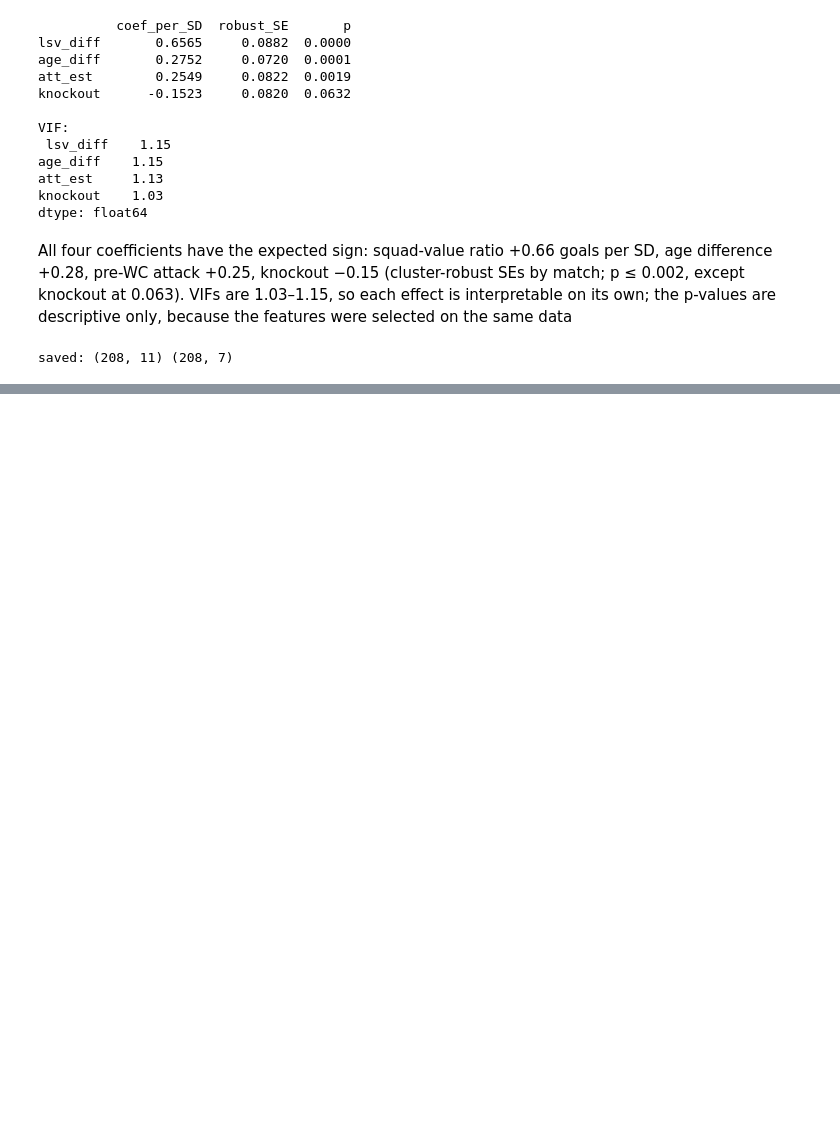
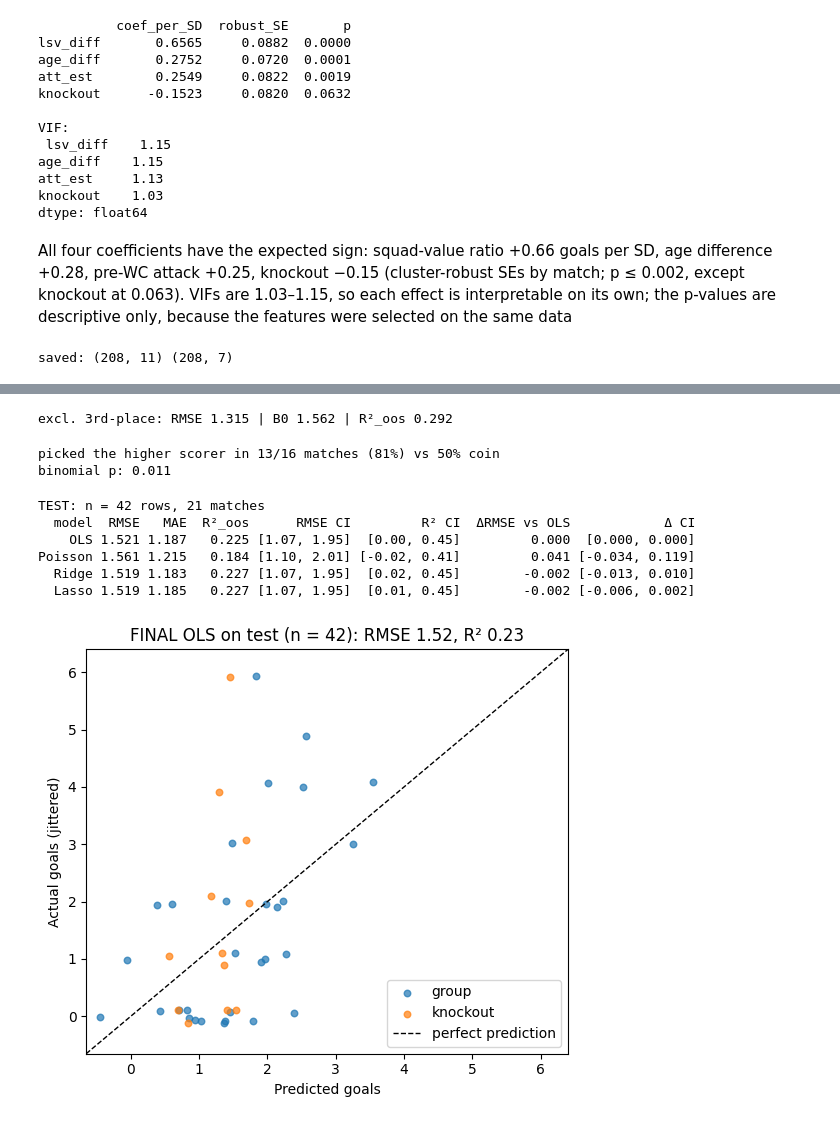
Before and after one commit to birat-timsina/HIT140_Group81, a Jupyter notebook: Assignment-3/Obj2.2/Obj2.2_model.ipynb, the cells around one changed output, grey strips where cells are left out. Saved outputs shown, nothing was run; the diff lists cells and outputs as text; code cells hidden in the pictures; blank space fills up the shorter version.

```diff
--- a/Assignment-3/Obj2.2/Obj2.2_model.ipynb
+++ b/Assignment-3/Obj2.2/Obj2.2_model.ipynb
@@ -838,0 +1095,8 @@ saved: (208, 11) (208, 7)
+# %%
+for name, feats in {"SEL8": SEL8, "FULL17": FULL17}.items():
+    for lab, m in [("Lasso", lasso), ("Ridge", ridge)]:
+        m.fit(train[feats], train["goals_90"])
+        est = m[-1]                                          # m[-1]: last pipeline step = the fitted regressor
+        coefs = pd.Series(est.coef_, index=feats).round(3)   # per-SD coefficients (features were scaled)
+        print(f"\n{name} {lab} (alpha={est.alpha_:.3g}) — nonzero {(coefs != 0).sum()}/{len(feats)}")
+        print(coefs[coefs != 0].sort_values(key=abs, ascending=False).to_string())
@@ -838,0 +1292,7 @@ saved: (208, 11) (208, 7)
+# %%
+print("train var", round(train.goals_90.var(), 3), "| test var", round(test.goals_90.var(), 3),
+      "| test mean", round(test.goals_90.mean(), 3))
+print("B0 test RMSE:", round(np.sqrt(((y_test - ybar) ** 2).mean()), 3))
+pr = LinearRegression().fit(train[FINAL], train.goals_90).predict(test[FINAL])
+print(test.assign(pred=pr.round(2), err=(y_test - pr).round(2))
+      .loc[lambda d: d.err.abs().sort_values(ascending=False).index[:6], ["match_no", "team", "goals_90", "pred", "err"]])
@@ -838,0 +1309,63 @@ saved: (208, 11) (208, 7)
+# %%
+keep = test["match_no"] != 103
+print("excl. 3rd-place: RMSE", round(np.sqrt(((y_test[keep] - pr[keep]) ** 2).mean()), 3),
+      "| B0", round(np.sqrt(((y_test[keep] - ybar) ** 2).mean()), 3),
+      "| R²_oos", round(1 - ((y_test[keep] - pr[keep]) ** 2).sum() / ((y_test[keep] - ybar) ** 2).sum(), 3))
+# %% [output]
+excl. 3rd-place: RMSE 1.315 | B0 1.562 | R²_oos 0.292
+# %%
+t = test.assign(pred=pr)
+w = t.groupby("match_no").filter(lambda g: g.goals_90.nunique() == 2)             # drop draws: no winner to pick
+hit = w.groupby("match_no").apply(lambda g: g.pred.idxmax() == g.goals_90.idxmax())
+print(f"picked the higher scorer in {hit.sum()}/{len(hit)} matches ({hit.mean():.0%}) vs 50% coin")
+from scipy.stats import binomtest; print("binomial p:", round(binomtest(hit.sum(), len(hit), 0.5, alternative="greater").pvalue, 3))
+# %% [output]
+picked the higher scorer in 13/16 matches (81%) vs 50% coin
+binomial p: 0.011
+# %%
+rng = np.random.default_rng(0)
+ybar = train["goals_90"].mean()
+
+def scores(y, p):
+    return (np.sqrt(np.mean((y - p) ** 2)), np.mean(np.abs(y - p)),
+            1 - np.sum((y - p) ** 2) / np.sum((y - ybar) ** 2))
+
+specs = {"OLS": (LinearRegression(), FINAL), "Poisson": (pois, FINAL),
+         "Ridge": (ridge, FINAL), "Lasso": (lasso, FINAL)}
+preds = {k: mdl.fit(train[f], train["goals_90"]).predict(test[f]) for k, (mdl, f) in specs.items()}
+y, p = test["goals_90"].to_numpy(), preds["OLS"]
+rmse, mae, r2 = scores(y, p)
+
+mid = test["match_no"].to_numpy()
+groups = [np.where(mid == g)[0] for g in np.unique(mid)]                     # row indices per match
+samples = [np.concatenate([groups[j] for j in rng.integers(0, len(groups), len(groups))]) for _ in range(5000)]
+boot = {k: np.array([scores(y[i], pr[i]) for i in samples]) for k, pr in preds.items()}   # same resamples → paired
+
+rows = []
+for k, pr in preds.items():
+    s, ci = scores(y, pr), np.percentile(boot[k], [2.5, 97.5], axis=0)
+    d = boot[k][:, 0] - boot["OLS"][:, 0]
+    rows.append([k, *np.round(s, 3), f"[{ci[0,0]:.2f}, {ci[1,0]:.2f}]", f"[{ci[0,2]:.2f}, {ci[1,2]:.2f}]",
+                 round(s[0] - rmse, 3), f"[{np.percentile(d, 2.5):.3f}, {np.percentile(d, 97.5):.3f}]"])
+print(f"TEST: n = {len(y)} rows, {len(groups)} matches")
+print(pd.DataFrame(rows, columns=["model", "RMSE", "MAE", "R²_oos", "RMSE CI", "R² CI",
+                                  "ΔRMSE vs OLS", "Δ CI"]).to_string(index=False))
+
+jit = rng.uniform(-0.12, 0.12, len(y))
+ko = test["knockout"].to_numpy() == 1
+fig, ax = plt.subplots(figsize=(5.5, 5))
+ax.scatter(p[~ko], y[~ko] + jit[~ko], s=22, alpha=.7, label="group")
+ax.scatter(p[ko], y[ko] + jit[ko], s=22, alpha=.7, label="knockout")
+lim = [min(p.min(), 0) - .2, max(y.max(), p.max()) + .4]
+ax.plot(lim, lim, "k--", lw=1, label="perfect prediction")
+ax.set(xlim=lim, ylim=lim, xlabel="Predicted goals", ylabel="Actual goals (jittered)",
+       title=f"FINAL OLS on test (n = {len(y)}): RMSE {rmse:.2f}, R² {r2:.2f}")
+ax.legend(); plt.tight_layout(); plt.show()
+# %% [output]
+TEST: n = 42 rows, 21 matches
+  model  RMSE   MAE  R²_oos      RMSE CI         R² CI  ΔRMSE vs OLS            Δ CI
+    OLS 1.521 1.187   0.225 [1.07, 1.95]  [0.00, 0.45]         0.000  [0.000, 0.000]
+Poisson 1.561 1.215   0.184 [1.10, 2.01] [-0.02, 0.41]         0.041 [-0.034, 0.119]
+  Ridge 1.519 1.183   0.227 [1.07, 1.95]  [0.02, 0.45]        -0.002 [-0.013, 0.010]
+  Lasso 1.519 1.185   0.227 [1.07, 1.95]  [0.01, 0.45]        -0.002 [-0.006, 0.002]
+[figure, added]
```
Also changed, not shown: parts of 30 cells of this notebook.
